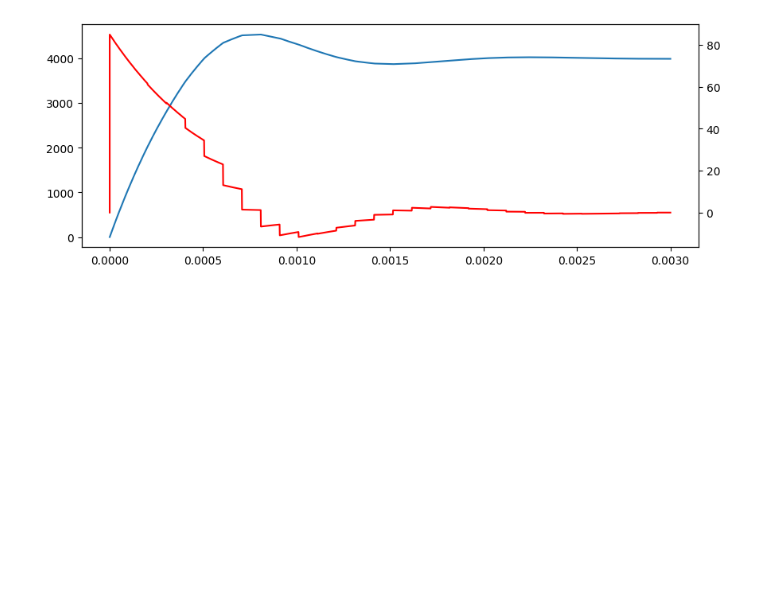
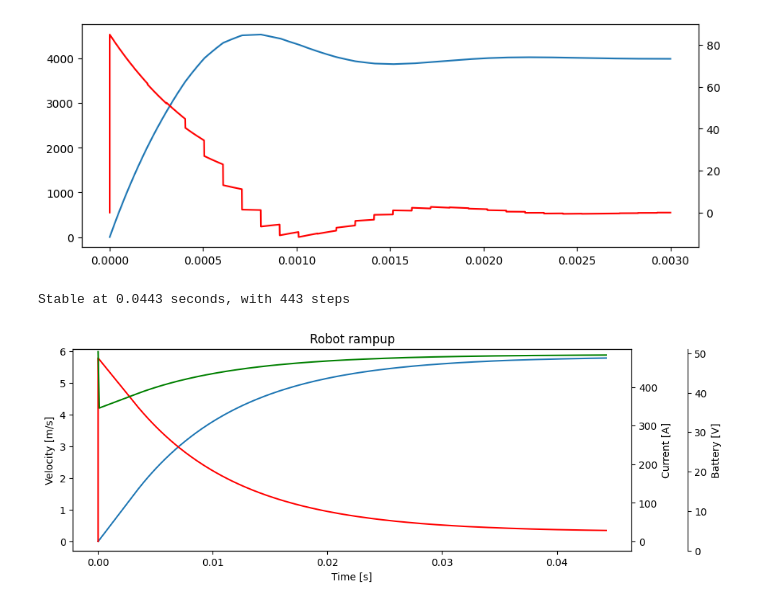
Before and after one commit to jvSanches/robot_dynamics, a Jupyter notebook: raiju_calc.ipynb, the cells around one changed output. Cells and saved outputs as stored; diff of their text form; code cells hidden in the pictures; blank space fills up the shorter version.

Commit message:
robot dinamics added

```diff
--- a/raiju_calc.ipynb
+++ b/raiju_calc.ipynb
@@ -1,12 +1,15 @@
 # %%
 mass = 3 #kg
 gravity = 10 #m/s^2
-magnet_force = 1000 #N
+magnet_force = 2000 #N
 percent_weight_on_wheels = 0.8
 
 normal_on_wheel = (mass * gravity + magnet_force) * percent_weight_on_wheels / 2
 
 friction_coef_wheel = 1.0
+friction_coef_wedge = 0.5
+wedge_friction = (mass * gravity + magnet_force) * (1-percent_weight_on_wheels) * friction_coef_wedge
 max_force_on_wheel = normal_on_wheel * friction_coef_wheel
 print(f'Maximum force wheel can excert before sliping is {max_force_on_wheel} N')
+print(f'Friction force on wedge is {wedge_friction} N')
 # %% [output]
@@ -192,3 +196,69 @@ plt.show()
 # %% [output]
 Stable at 0.003 seconds, with 3000 steps
 [figure]
+# %%
+# Robot rampup
+timestep = 0.0001 #s
+a = [0]
+v = [0]
+x = [0]
+force = [0]
+voltage = 12 * 4.2
+baterry_resistance = 30 / 1000
+gear_ratio = 7
+motor_inertia = 102 /1000 /100/100
+I_motor = 0.00000007 + motor_inertia
+I_wheel = 0.00001513 + 0.00004473
+I_eq = I_motor + I_wheel/(gear_ratio**2)
+robot_speed = [0]
+t = [0]
+unstable = 2
+i = 0
+robot_current = [0]
+bat = [voltage]
+max_a = (2 * max_force_on_wheel - wedge_friction)/mass
+
+while unstable:
+    step_voltage = voltage - robot_current[-1]*baterry_resistance
+    bat.append(step_voltage)
+    v.append(v[-1] + a[-1] * timestep)
+    x.append(x[-1] + v[-1] * timestep)
+    wheel_speed = v[-1]/(2 * 3.1415 * wheel_radius)
+    motor_torque, motor_current = getMotorTorque(voltage, wheel_speed * gear_ratio)
+    if v[-1] > 0.000001:
+        Fa = wedge_friction
+    elif v[-1] < -0.000001:
+        Fa = -wedge_friction
+    else:
+        Fa = 0
+    step_a = ((2*motor_torque * gear_ratio/wheel_radius/mass)-(Fa/mass))/(1 + (gear_ratio**2 * 2 * I_eq / wheel_radius**2 / mass))
+    step_a = min(step_a, max_a)
+
+
+    a.append(step_a)
+    robot_current.append(2*motor_current)
+    t.append(i*timestep)
+    if len(t)>10 and (max(v[-10:]) - min(v[-10:])) < 0.005:
+        unstable = 0
+        print(f"Stable at {t[-1]} seconds, with {i} steps")
+    if i > 10000:
+        break
+    i+=1
+plt.figure(figsize=(10,8))
+ax0 = plt.subplot(211)
+plt.title("Robot rampup")
+plt.xlabel("Time [s]")
+plt.ylabel("Velocity [m/s]")
+ax1 = ax0.twinx()
+ax0.plot(t, v)
+ax1.plot(t, robot_current, "red")
+plt.ylabel("Current [A]")
+ax2 = ax0.twinx()
+ax2.plot(t,bat, "g")
+ax2.spines["right"].set_position(("axes", 1.1))
+plt.ylabel("Battery [V]")
+plt.ylim(bottom = 0)
+plt.show()
+# %% [output]
+Stable at 0.0443 seconds, with 443 steps
+[figure, added]
```
Also changed, not shown: parts of 6 cells of this notebook.
